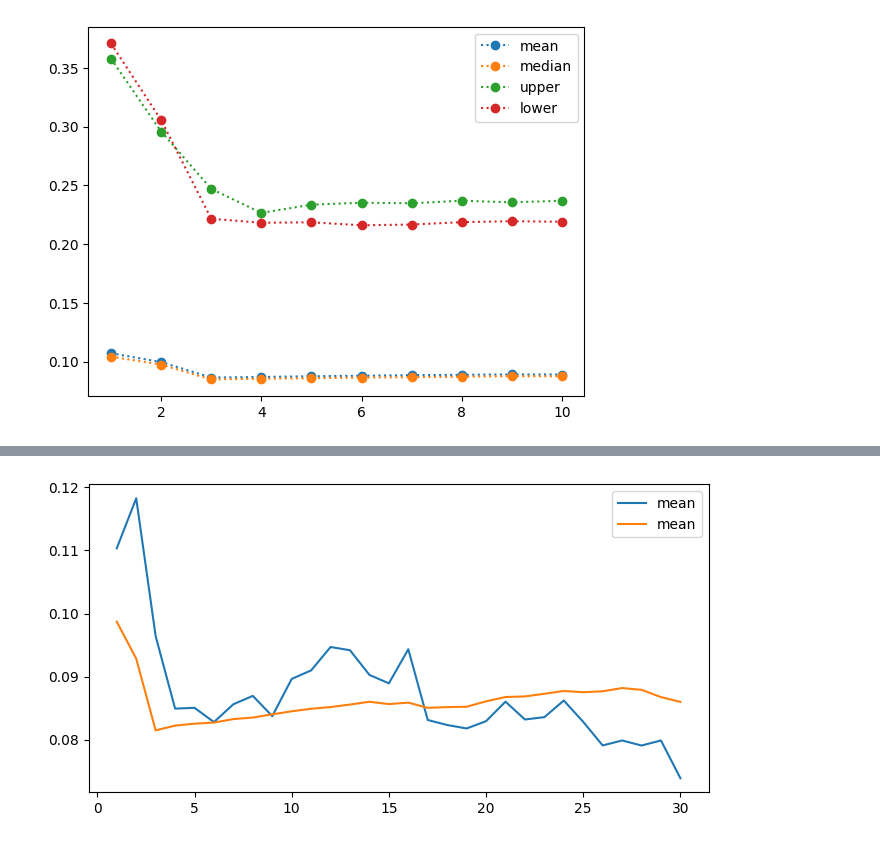
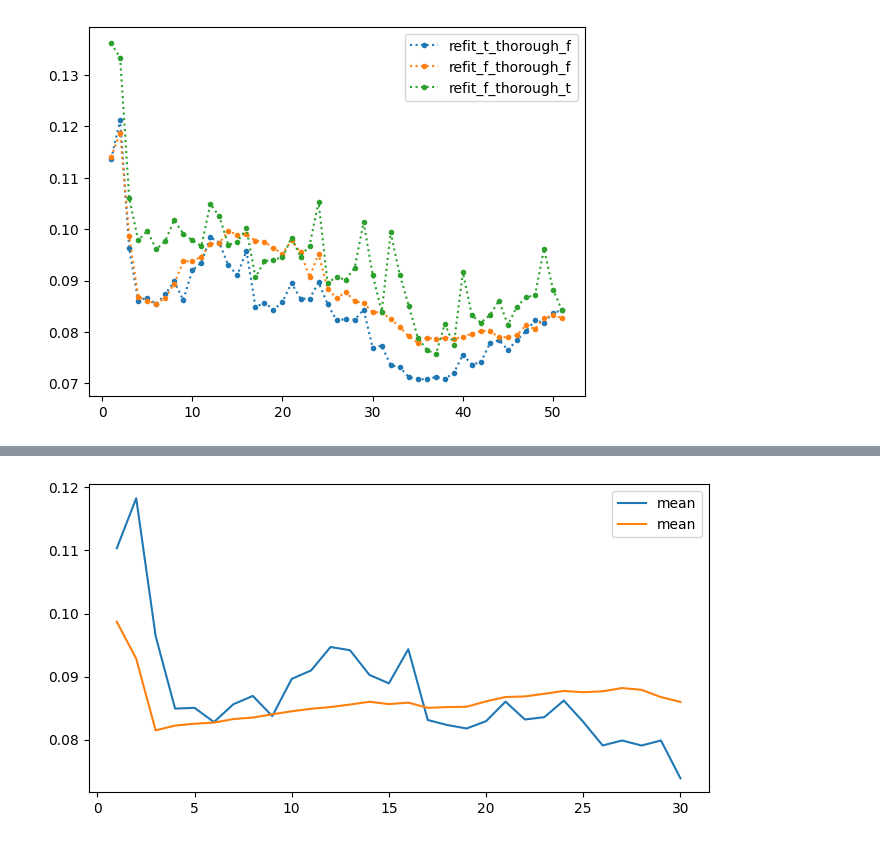
Before and after one commit to alexliap/moirai_explore, a Jupyter notebook: bench_backtesting.ipynb, the cells around one changed output, grey strips where cells are left out. Cells and saved outputs as stored; diff of their text form; code cells hidden in the pictures.

```diff
--- a/bench_backtesting.ipynb
+++ b/bench_backtesting.ipynb
@@ -76,18 +62,17 @@ def get_metrics_v2(model_folder: str, data: pd.DataFrame):
 # %%
 data = it_data_23_24
 
-# model_folder = "outputs/finetune/moirai_small/1st_run/checkpoints/it_load_data_train_"
-# backtesting_with_refit = get_metrics(model_folder, prediction_lenght=7*24,
-#                                      data=data, metric="MAPE", quantiles=[0.05, 0.5, 0.95], num_samples=200)
-# backtesting_with_refit = get_metrics_v2(model_folder)
+model_folder = "outputs/finetune/moirai_small/refit_t_thorough_f/checkpoints/it_load_data_train_"
+backtesting_with_refit = get_metrics_v2(model_folder, data)
 
-# model_folder = "outputs/finetune/moirai_small/2nd_run/checkpoints/it_load_data_train_"
-# refit_1_pass =  get_run_metrics(model_folder, data, "MAPE")
+model_folder = "outputs/finetune/moirai_small/refit_f_thorough_f/checkpoints/it_load_data_train_"
+refit_1_pass =  get_metrics_v2(model_folder, data)
 
-# model_folder = "outputs/finetune/moirai_small/3rd_run/checkpoints/it_load_data_train_"
-# refit_multiple_passes = get_run_metrics(model_folder, data, "MAPE")
+model_folder = "outputs/finetune/moirai_small/refit_f_thorough_t/checkpoints/it_load_data_train_"
+refit_multiple_passes = get_metrics_v2(model_folder, data)
+
+model_folder = "outputs/finetune/moirai_small/refit_f_thorough_t_dropout_01/checkpoints/it_load_data_train_"
+refit_multiple_passes_v2 = get_metrics_v2(model_folder, data)
 
 model_folder = "pretrained"
-# pretrained = get_metrics(model_folder, prediction_lenght=7*24,
-#                          data=data, metric="MAPE", quantiles=[0.05, 0.5, 0.95], num_samples=200)
 pretrained = get_metrics_v2(model_folder, data)
@@ -108,22 +82,26 @@ pretrained = get_metrics_v2(model_folder, data)
 # refit_multiple_passes = pd.concat(refit_multiple_passes, axis=0)
 # pretrained = pd.concat(pretrained, axis=0)
 
-# backtesting_with_refit = pd.DataFrame.from_dict(backtesting_with_refit)
+backtesting_with_refit = pd.DataFrame.from_dict(backtesting_with_refit)
+refit_1_pass = pd.DataFrame.from_dict(refit_1_pass)
+refit_multiple_passes = pd.DataFrame.from_dict(refit_multiple_passes)
+refit_multiple_passes_v2 = pd.DataFrame.from_dict(refit_multiple_passes_v2)
 pretrained = pd.DataFrame.from_dict(pretrained)
 # %%
 # MAPE of the average forecast
-plt.errorbar(x=range(1, 11), y=[np.mean(ts) for ts in pretrained['mean'].tolist()],
-             ecolor='red', barsabove=True, linestyle='dotted', marker='o', errorevery=2, label="mean")
+plt.errorbar(x=range(1, 52), y=[np.mean(ts) for ts in backtesting_with_refit['mean'].tolist()],
+             ecolor='red', barsabove=True, linestyle='dotted', marker=".", errorevery=2, label="refit_t_thorough_f")
 # MAPE of the median forecast
-plt.errorbar(x=range(1, 11), y=[np.mean(ts) for ts in pretrained['median'].tolist()],
-             ecolor='red', barsabove=True, linestyle='dotted', marker='o', errorevery=2, label="median")
+plt.errorbar(x=range(1, 52), y=[np.mean(ts) for ts in refit_1_pass['mean'].tolist()],
+             ecolor='red', barsabove=True, linestyle='dotted', marker=".", errorevery=2, label="refit_f_thorough_f")
 # MAPE of the 97.5th percentile forecast
-plt.errorbar(x=range(1, 11), y=[np.mean(ts) for ts in pretrained['upper_0975'].tolist()],
-             ecolor='red', barsabove=True, linestyle='dotted', marker='o', errorevery=2, label="upper")
+plt.errorbar(x=range(1, 52), y=[np.mean(ts) for ts in refit_multiple_passes['mean'].tolist()],
+             ecolor='red', barsabove=True, linestyle='dotted', marker=".", errorevery=2, label="refit_f_thorough_t")
 # MAPE of the 2.5th percentile forecast
-plt.errorbar(x=range(1, 11), y=[np.mean(ts) for ts in pretrained['lower_0025'].tolist()],
-             ecolor='red', barsabove=True, linestyle='dotted', marker='o', errorevery=2, label="lower")
-
+# plt.errorbar(x=range(1, 43), y=[np.mean(ts) for ts in refit_multiple_passes_v2['mean'].tolist()],
+#              ecolor='red', barsabove=True, linestyle='dotted', marker=".", errorevery=2, label="refit_f_thorough_t_dropout_v2")
+# plt.errorbar(x=range(1, 52), y=[np.mean(ts) for ts in pretrained['mean'].tolist()],
+#              ecolor='red', barsabove=True, linestyle='dotted', marker=".", errorevery=2, label="pretrained")
 plt.legend();
 # %% [output]
-[figure, old version]
+[figure, new version]
```
Also changed, not shown: parts of 5 cells of this notebook, 9 other files.
